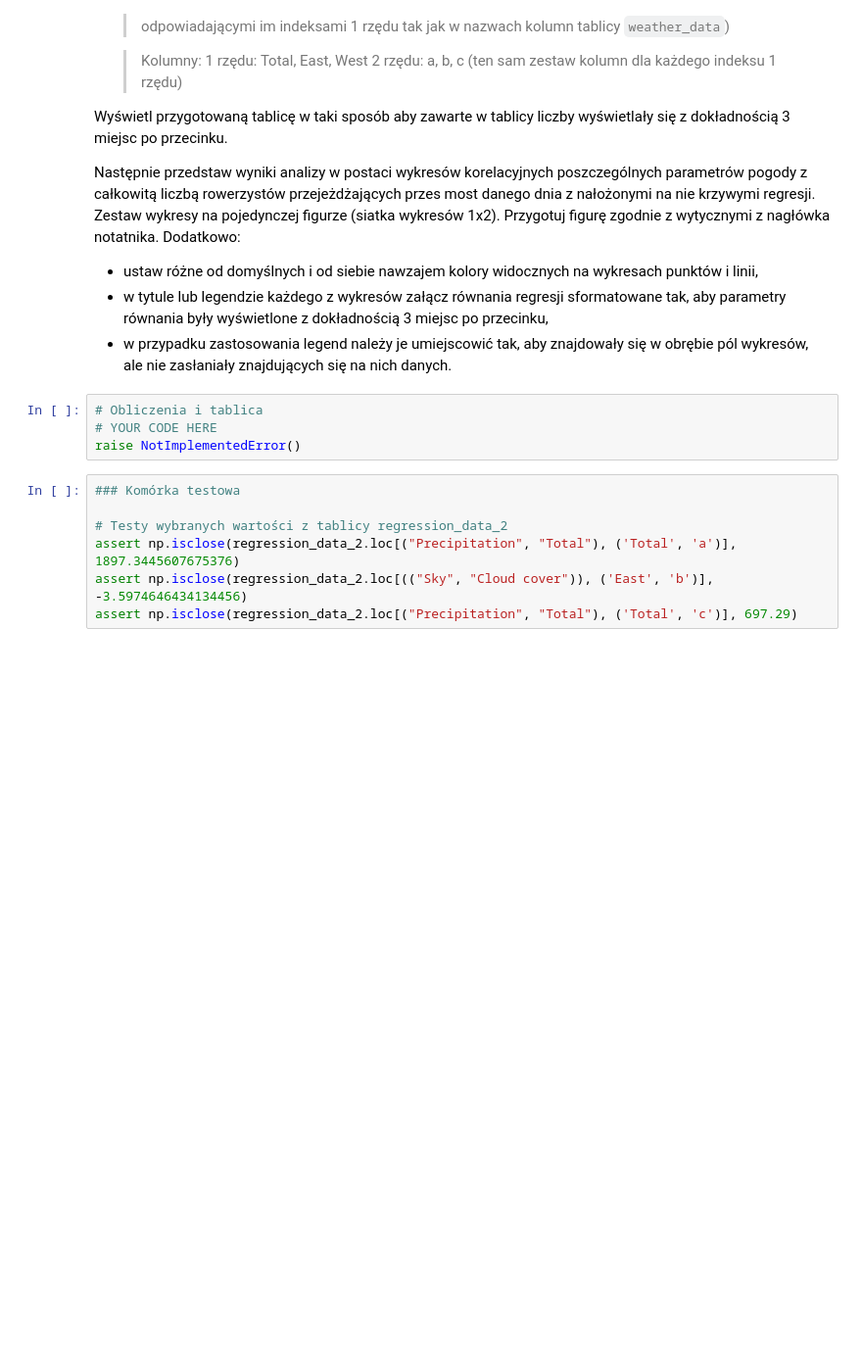
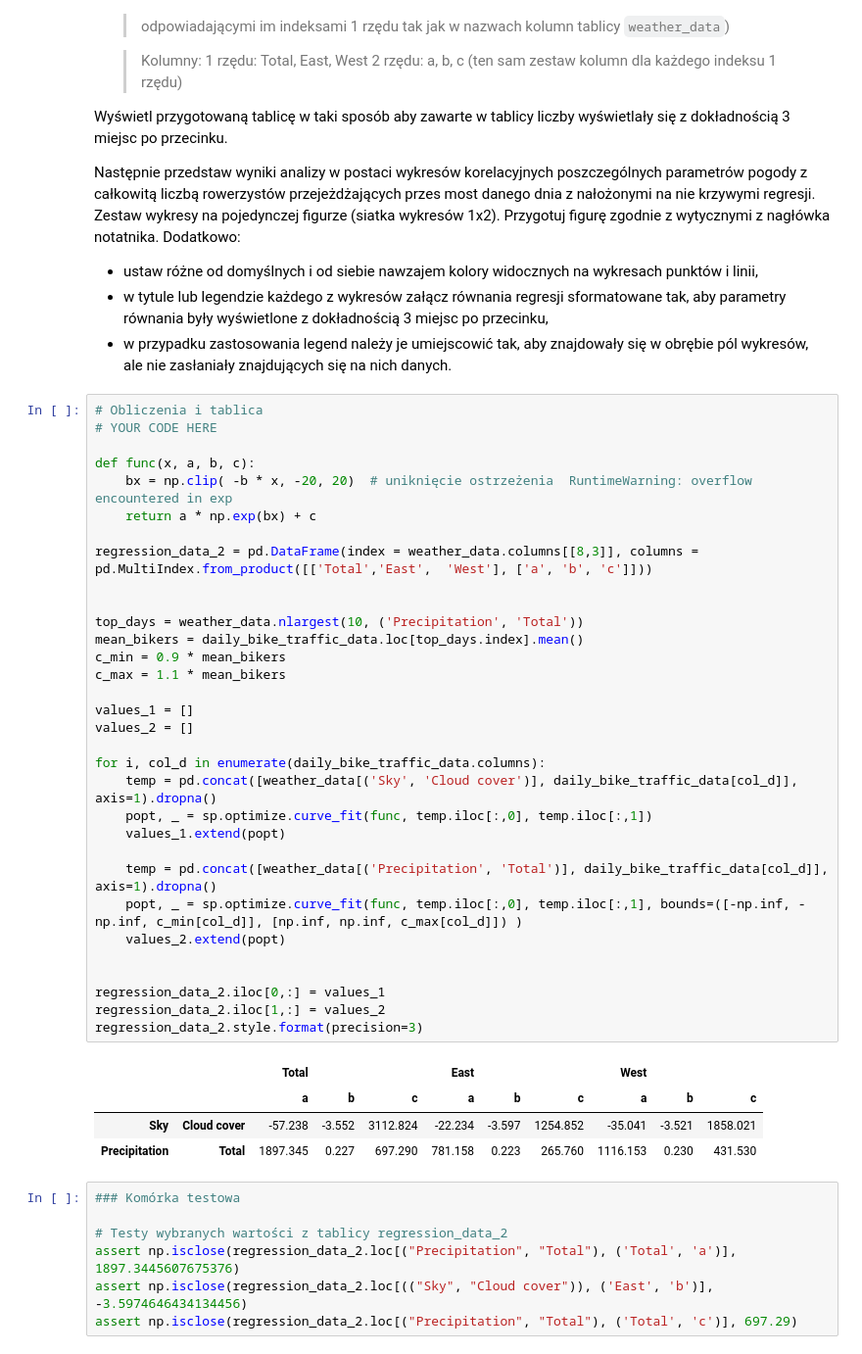
Before and after one commit to kubanskan/AGHCourse-DataAnalysisPython, a Jupyter notebook: Project3-DescriptiveStatisticsPart3/ZZ03_CZ03.ipynb, the cells around one changed output. Shown: that part at 98% size. Cells and saved outputs as stored; diff of their text form; blank space fills up the shorter version.

```diff
--- a/Project3-DescriptiveStatisticsPart3/ZZ03_CZ03.ipynb
+++ b/Project3-DescriptiveStatisticsPart3/ZZ03_CZ03.ipynb
@@ -256,7 +261,40 @@ Następnie przedstaw wyniki analizy w postaci wykresów korelacyjnych poszczegó
 # %%
 # Obliczenia i tablica
 # YOUR CODE HERE
-raise NotImplementedError()
+
+def func(x, a, b, c):
+    bx = np.clip( -b * x, -20, 20)  # uniknięcie ostrzeżenia  RuntimeWarning: overflow encountered in exp
+    return a * np.exp(bx) + c
+
+regression_data_2 = pd.DataFrame(index = weather_data.columns[[8,3]], columns = pd.MultiIndex.from_product([['Total','East',  'West'], ['a', 'b', 'c']]))
+
+
+top_days = weather_data.nlargest(10, ('Precipitation', 'Total'))
+mean_bikers = daily_bike_traffic_data.loc[top_days.index].mean()
+c_min = 0.9 * mean_bikers
+c_max = 1.1 * mean_bikers
+
+values_1 = []
+values_2 = []
+
+for i, col_d in enumerate(daily_bike_traffic_data.columns):
+    temp = pd.concat([weather_data[('Sky', 'Cloud cover')], daily_bike_traffic_data[col_d]], axis=1).dropna()
+    popt, _ = sp.optimize.curve_fit(func, temp.iloc[:,0], temp.iloc[:,1])
+    values_1.extend(popt)
+
+    temp = pd.concat([weather_data[('Precipitation', 'Total')], daily_bike_traffic_data[col_d]], axis=1).dropna()
+    popt, _ = sp.optimize.curve_fit(func, temp.iloc[:,0], temp.iloc[:,1], bounds=([-np.inf, -np.inf, c_min[col_d]], [np.inf, np.inf, c_max[col_d]]) )
+    values_2.extend(popt)
+
+
+regression_data_2.iloc[0,:] = values_1
+regression_data_2.iloc[1,:] = values_2
+regression_data_2.style.format(precision=3)
+# %% [output]
+|  |  | Total |  |  | East |  |  | West |  |  |
+|  |  | a | b | c | a | b | c | a | b | c |
+| Sky | Cloud cover | -57.238 | -3.552 | 3112.824 | -22.234 | -3.597 | 1254.852 | -35.041 | -3.521 | 1858.021 |
+| Precipitation | Total | 1897.345 | 0.227 | 697.290 | 781.158 | 0.223 | 265.760 | 1116.153 | 0.230 | 431.530 |
 # %%
 ### Komórka testowa
 
```
Also changed, not shown: parts of 4 cells of this notebook.
